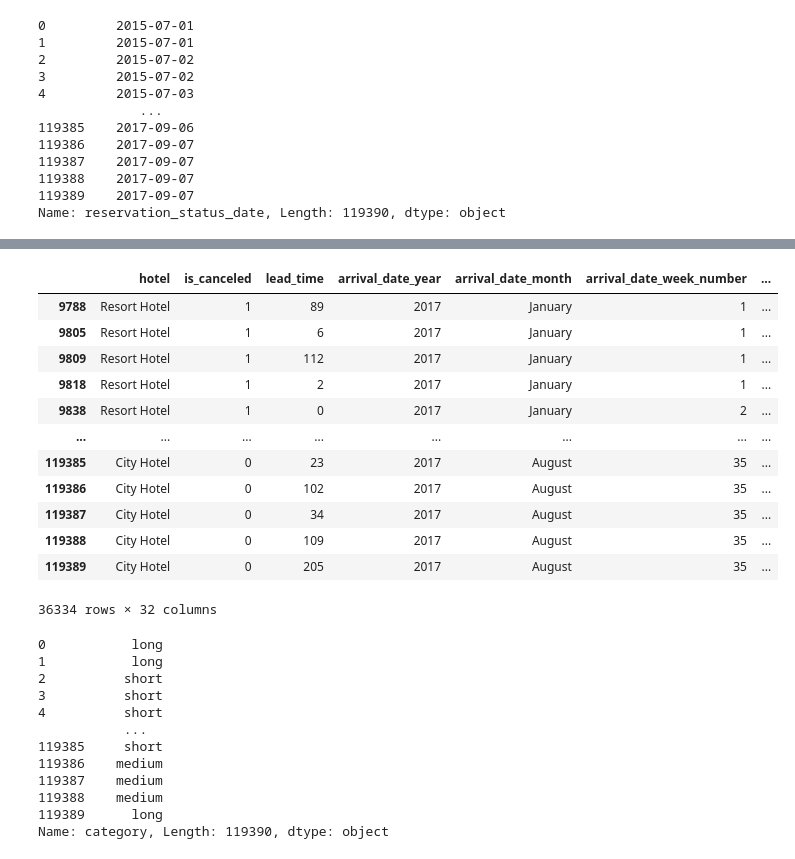
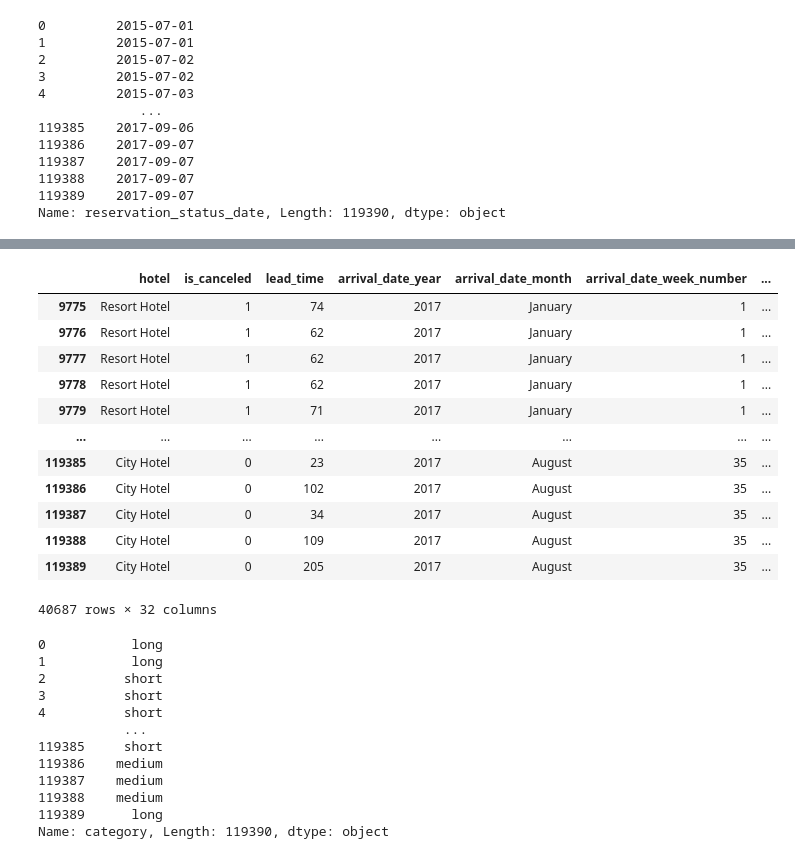
Before and after one commit to emilirgi18/IP9, a Jupyter notebook: Final Assignment.ipynb, the cells around one changed output, grey strips where cells are left out. Saved outputs shown, nothing was run; the diff lists cells and outputs as text; code cells hidden in the pictures.

```diff
--- a/Final Assignment.ipynb
+++ b/Final Assignment.ipynb
@@ -183,19 +168,19 @@ Name: reservation_status_date, Length: 119390, dtype: datetime64[ns]
 # %%
-hotel.loc[hotel['reservation_status_date'] > '2017-01-01']
+hotel.loc[hotel['arrival_date_year'] >= 2017]
 # %% [output]
 |  | hotel | is_canceled | lead_time | arrival_date_year | arrival_date_month | arrival_date_week_number | ... |
-| 9788 | Resort Hotel | 1 | 89 | 2017 | January | 1 | ... |
-| 9805 | Resort Hotel | 1 | 6 | 2017 | January | 1 | ... |
-| 9809 | Resort Hotel | 1 | 112 | 2017 | January | 1 | ... |
-| 9818 | Resort Hotel | 1 | 2 | 2017 | January | 1 | ... |
-| 9838 | Resort Hotel | 1 | 0 | 2017 | January | 2 | ... |
+| 9775 | Resort Hotel | 1 | 74 | 2017 | January | 1 | ... |
+| 9776 | Resort Hotel | 1 | 62 | 2017 | January | 1 | ... |
+| 9777 | Resort Hotel | 1 | 62 | 2017 | January | 1 | ... |
+| 9778 | Resort Hotel | 1 | 62 | 2017 | January | 1 | ... |
+| 9779 | Resort Hotel | 1 | 71 | 2017 | January | 1 | ... |
 | ... | ... | ... | ... | ... | ... | ... | ... |
 | 119385 | City Hotel | 0 | 23 | 2017 | August | 35 | ... |
 | 119386 | City Hotel | 0 | 102 | 2017 | August | 35 | ... |
 | 119387 | City Hotel | 0 | 34 | 2017 | August | 35 | ... |
 | 119388 | City Hotel | 0 | 109 | 2017 | August | 35 | ... |
 | 119389 | City Hotel | 0 | 205 | 2017 | August | 35 | ... |
-36334 rows × 32 columns
+40687 rows × 32 columns
 # %%
 hotel['category']
 # %% [output]
```
Also changed, not shown: parts of 2 cells of this notebook.
